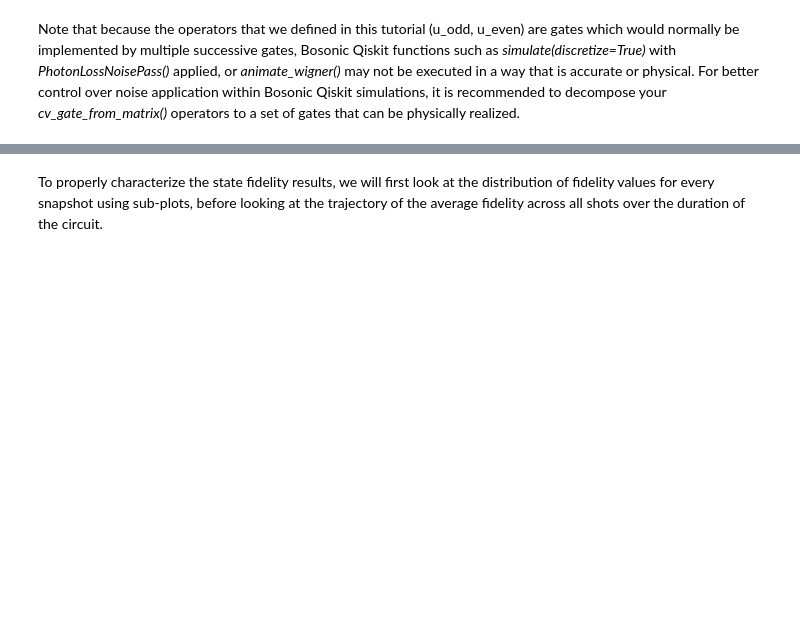
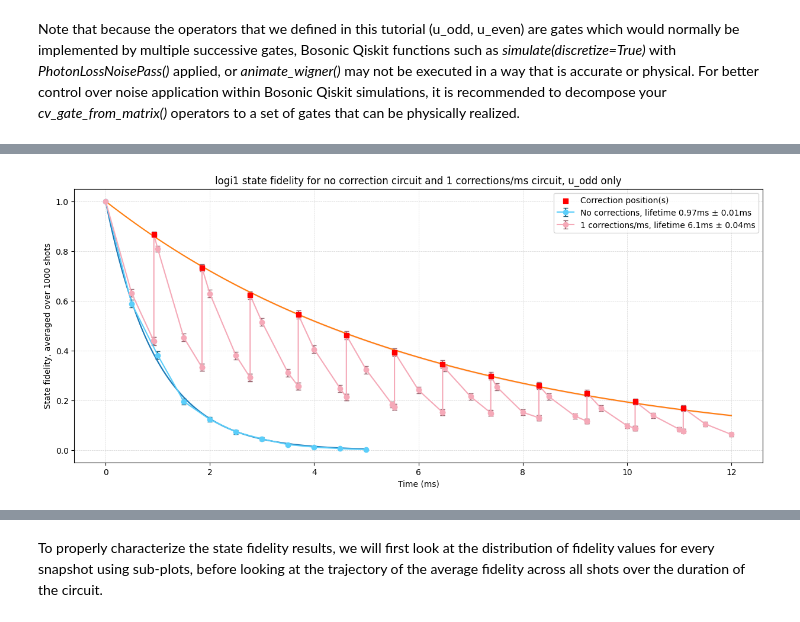
Before and after one commit to C2QA/bosonic-qiskit, a Jupyter notebook: tutorials/bosonic-kitten-code/bosonic-kitten-code.ipynb, the cells around one changed output, grey strips where cells are left out. Cells and saved outputs as stored; diff of their text form; code cells hidden in the pictures; blank space fills up the shorter version.

```diff
--- a/tutorials/bosonic-kitten-code/bosonic-kitten-code.ipynb
+++ b/tutorials/bosonic-kitten-code/bosonic-kitten-code.ipynb
@@ -866,20 +740,16 @@ Since the circuit is dynamically generated based on the values of the six paramt
 # %%
 ### Adjust these parameters ###
-num_corr = 7 # per ms, number of corrections done
-additional_snaps = 10 # per ms, number of additional snapshots taken for corr circuit
+num_corr = 1 # per ms, number of correction circuits applied
+additional_snaps = 2 # per ms, number of additional snapshots taken in between each correction circuit
 
-noise_only_circ_time = 1 # ms, total duration of noise_only circuit
-correction_circ_time = 70 # ms, total duration of correction circuit
+noise_only_circ_time = 5 # ms, total duration of noise-only circuit
+correction_circ_time = 12 # ms, total duration of correction circuit
 
 shots = 1000 # Number of times circuit is repeated
-encoding='logi1' # Input 'logi0' or 'logi1' only
+encoding='logi1' # Input 'logi0', 'logi1', 'logi_xplus', 'logi_xminus', 'logi_yplus', or 'logi_yminus'
 ##
 
-# Run simulation with and without correction
-noise_only_fid, noise_only_prob, noise_only_snapshot_timings, _, noise_only_matrices = error_correction_experiment(encoding, 0, shots, 10, noise_only_circ_time)
-correction_fid, correction_prob, correction_snapshot_timings, corr_position_times, correction_matrices = error_correction_experiment(encoding, num_corr, shots, additional_snaps, correction_circ_time)
-
-### If you wish to generate the circuit diagram for the simulations, uncomment these lines. ###
+### If you wish to generate the circuit diagram a particular simulation, uncomment these lines. ###
 # noise_circuit = error_correction_experiment(encoding, 0, shots, 10, noise_only_circ_time, return_circuit=True)
 # correction_circuit = error_correction_experiment(encoding, num_corr, shots, additional_snaps, correction_circ_time, return_circuit=True)
 
@@ -887,0 +781,44 @@ correction_fid, correction_prob, correction_snapshot_timings, corr_position_time
+# %%
+## Fidelity visualisation
+noise_only_avg_fid = [round(np.average(cycle), 4) for cycle in noise_only_fid]
+noise_only_avg_fid_error = [round(np.std(cycle)/np.sqrt(shots), 4) for cycle in noise_only_fid]
+
+correction_avg_fid = [round(np.average(cycle), 4) for cycle in correction_fid]
+correction_avg_fid_error = [round(np.std(cycle)/np.sqrt(shots), 4) for cycle in correction_fid]
+
+# Find correction positions
+x, y = correction_positions(corr_position_times, correction_avg_fid, correction_snapshot_timings)
+
+# Fit fidelity data using an exponential decay function
+noise_only_lifetime, noise_lifetime_uncertainty = curve_fitter(noise_only_snapshot_timings, noise_only_avg_fid)
+correction_lifetime_perf, correction_lifetime_uncertainty = curve_fitter(x, y)
+
+# Plot fidelity data w/ uncertainty
+plt.figure(figsize=(15,6))
+plt.errorbar(noise_only_snapshot_timings, noise_only_avg_fid, yerr=noise_only_avg_fid_error,
+         label="No corrections, lifetime {}ms ± {}ms".format(noise_only_lifetime, noise_lifetime_uncertainty), marker='o', color='#5BCEFA', capsize=3, ecolor='#2a6278')
+plt.errorbar(correction_snapshot_timings, correction_avg_fid, yerr=correction_avg_fid_error,
+         label="{} corrections/ms, lifetime {}ms ± {}ms".format(num_corr, correction_lifetime_perf, correction_lifetime_uncertainty), marker='o', color='#F5A9B8', capsize=3, ecolor='#9c6b75')
+
+# Plot curve fits w/ uncertainty
+noise_curve_timing = np.linspace(0, noise_only_circ_time, 100)
+plt.plot(noise_curve_timing, np.exp(-noise_curve_timing/noise_only_lifetime))
+plt.fill_between(noise_curve_timing, np.exp(-noise_curve_timing/(noise_only_lifetime + noise_lifetime_uncertainty)),
+                 np.exp(-noise_curve_timing/(noise_only_lifetime - noise_lifetime_uncertainty)), color='#5BCEFA', alpha=0.3)
+
+corr_curve_timing = np.linspace(0, correction_circ_time, 100)
+plt.plot(corr_curve_timing, np.exp(-corr_curve_timing/correction_lifetime_perf))
+plt.fill_between(corr_curve_timing, np.exp(-corr_curve_timing/(correction_lifetime_perf + correction_lifetime_uncertainty)),
+                 np.exp(-corr_curve_timing/(correction_lifetime_perf - correction_lifetime_uncertainty)), color='#F5A9B8', alpha=0.3)
+
+# Plot correction positions
+plt.scatter(x, y, marker = 's', label = "Correction position(s)", color = 'red', zorder=3)
+
+plt.xlabel("Time (ms)")
+plt.ylabel("State fidelity, averaged over {} shots".format(shots))
+plt.title("{} state fidelity for no correction circuit and {} corrections/ms circuit, u_odd only".format(encoding, num_corr))
+plt.grid(color = 'lightgrey', linestyle = 'dashed', linewidth = 0.5)
+plt.legend(loc='upper right')
+plt.show()
+# %% [output]
+[figure, added]
```
Also changed, not shown: parts of 49 cells of this notebook.
